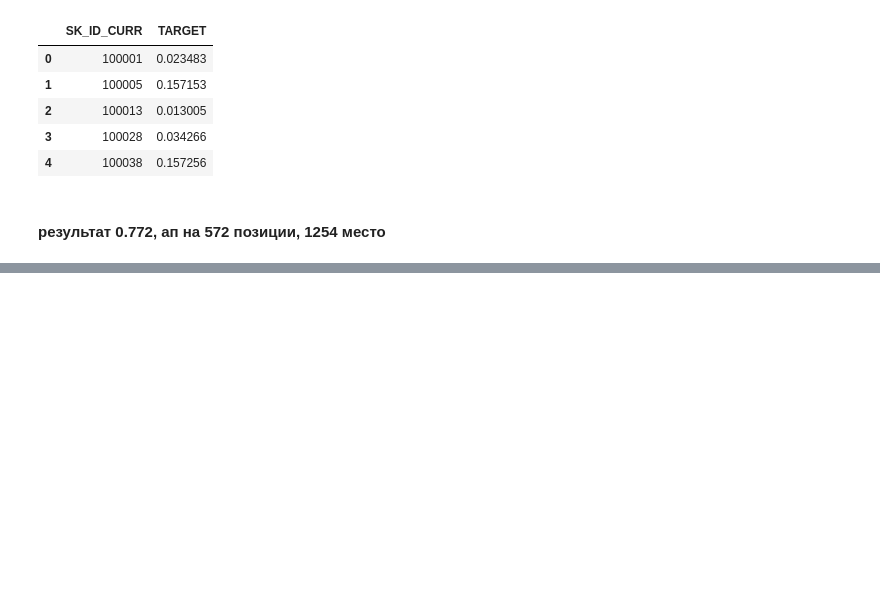
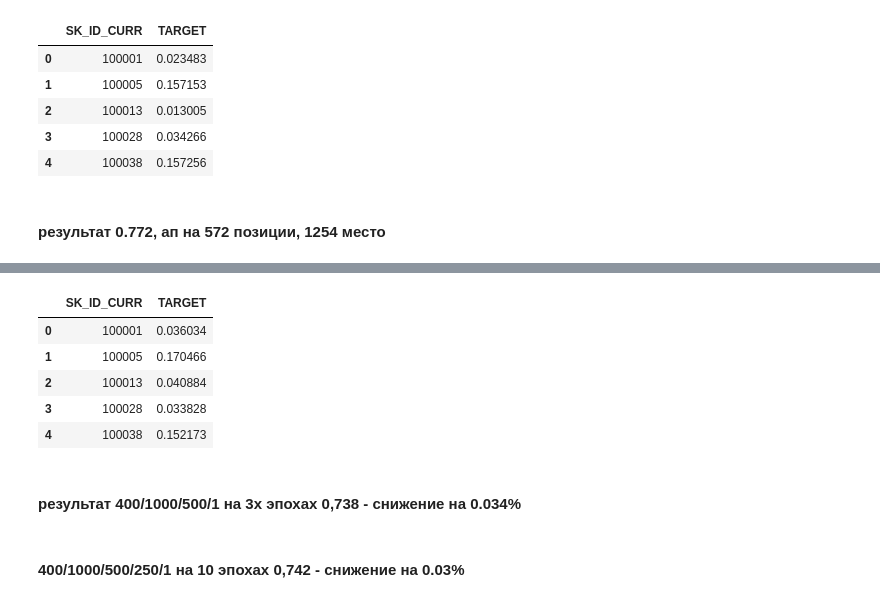
Before and after one commit to zalhonan/kaggle_Home_Credit_Default_Risk, a Jupyter notebook: home credit 1.ipynb, the cells around one changed output, grey strips where cells are left out. Cells and saved outputs as stored; diff of their text form; code cells hidden in the pictures; blank space fills up the shorter version.

```diff
--- a/home credit 1.ipynb
+++ b/home credit 1.ipynb
@@ -1159,0 +1165,10 @@ sub_lgb.head()
+# %%
+trainX1 = trainX.fillna(value=0)
+testX1 = testX.fillna(value=0)
+# %%
+from sklearn.preprocessing import MinMaxScaler
+scaler = MinMaxScaler(feature_range=(0, 1))
+
+# Scale both the training inputs and outputs
+trainX_scaled = scaler.fit_transform(trainX1)
+testX_scaled = scaler.transform(testX1)
@@ -1159,0 +1186,11 @@ sub_lgb.head()
+# %%
+# Define the model
+model = Sequential()
+model.add(Dense(400, input_dim=370, activation='relu'))
+model.add(Dense(1000, activation='relu'))
+model.add(Dense(500, activation='relu'))
+model.add(Dense(250, activation='relu'))
+model.add(Dense(1, activation='linear'))
+model.compile(loss='mean_squared_error', optimizer='adam')
+
+model.summary()
@@ -1159,0 +1215,10 @@ sub_lgb.head()
+# %%
+# Train the model
+model.fit(
+    trainX_scaled,
+    Y,
+    epochs=10,
+    shuffle=True,
+    verbose=1,
+    validation_split=0.1
+)
@@ -1159,0 +1244,9 @@ sub_lgb.head()
+# %%
+# Make a prediction with the neural network
+preds = model.predict_proba(testX_scaled)
+
+sub_nn = pd.DataFrame()
+sub_nn['SK_ID_CURR'] = test_id
+sub_nn['TARGET'] = preds
+sub_nn.head()
+# %% [output]
@@ -1159,0 +1254,6 @@ sub_lgb.head()
+|  | SK_ID_CURR | TARGET |
+| 0 | 100001 | 0.036034 |
+| 1 | 100005 | 0.170466 |
+| 2 | 100013 | 0.040884 |
+| 3 | 100028 | 0.033828 |
+| 4 | 100038 | 0.152173 |
@@ -1159,0 +1264,4 @@ sub_lgb.head()
+# %% [markdown]
+#### результат 400/1000/500/1 на 3х эпохах 0,738 - снижение на 0.034%
+# %% [markdown]
+#### 400/1000/500/250/1 на 10 эпохах 0,742 - снижение на 0.03%
```
Also changed, not shown: parts of 11 cells of this notebook, 4 other files.
